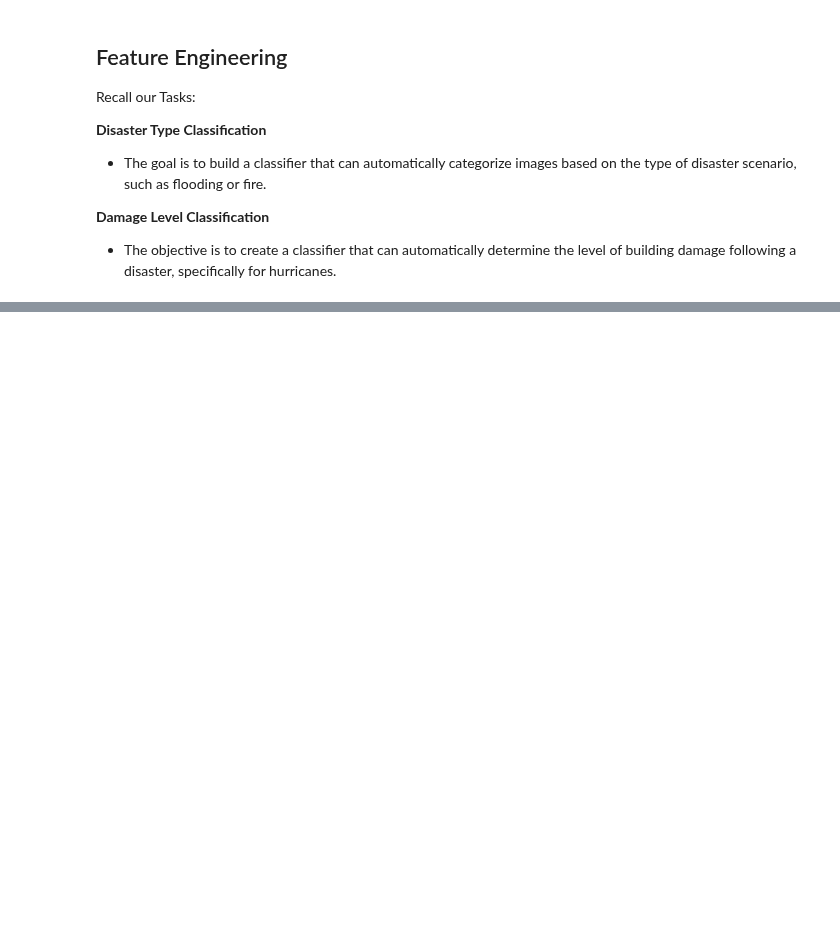
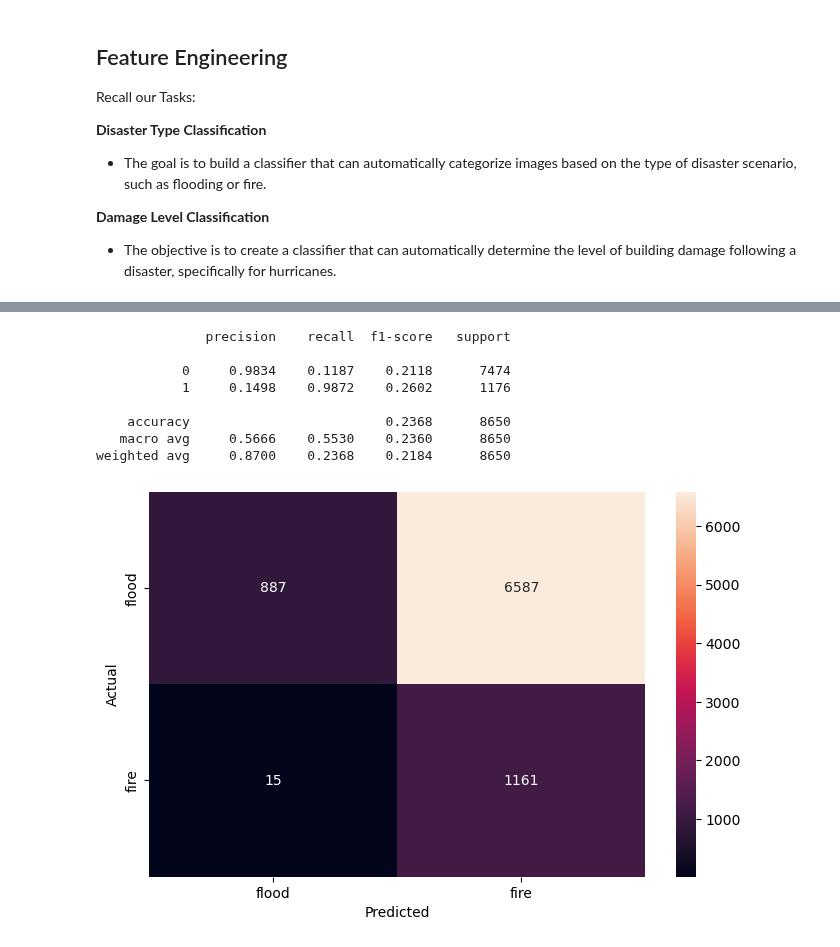
Before and after one commit to fractalclockwork/Data200, a Jupyter notebook: Source/Checkpoint_2_Modeling.ipynb, the cells around one changed output, grey strips where cells are left out. Cells and saved outputs as stored; diff of their text form; code cells hidden in the pictures; blank space fills up the shorter version.

```diff
--- a/Source/Checkpoint_2_Modeling.ipynb
+++ b/Source/Checkpoint_2_Modeling.ipynb
@@ -579,0 +748,4 @@ int(114 * .8) * df.coded.nunique() # total validation set with augmentation
+# %%
+# Create dataset for Disaster Type Classification
+actual_df = train_df[(train_df.type == 'fire') | (train_df.type == 'flood') & (train_df.label != 0)].copy()
+show_balance(actual_df)
@@ -579,0 +762,12 @@ int(114 * .8) * df.coded.nunique() # total validation set with augmentation
+# %%
+# -1:flood, +1:fire
+actual_df['type_code'] = actual_df[['type','label']].apply(lambda df: df['label'] if df['type']=='fire' else -df['label'], axis=1)
+actual_df['type_code'] = actual_df['type_code']/actual_df['type_code'].abs().max()
+
+X_actual = actual_df['image'].to_list()
+X_actual = np.array([cv2.resize(img, (180, 180)) for img in X_actual])
+Y_actual = actual_df['type_code']
+# %%
+prediction = model.predict(X_actual)
+prediction = tf.squeeze(custom_activation(prediction)) # sometimes to just want to hug a squeeze your tensors
+actual = custom_activation(Y_actual)
@@ -579,0 +776,29 @@ int(114 * .8) * df.coded.nunique() # total validation set with augmentation
+# %%
+# Evaluate our model based on precision, recall, and f1-score
+
+from sklearn.metrics import classification_report
+from sklearn.metrics import confusion_matrix
+import seaborn as sns
+
+# Printing the classification report
+print(classification_report(actual, prediction, digits=4))
+
+# Plotting the heatmap using confusion matrix
+cm = confusion_matrix(actual, prediction)
+plt.figure(figsize = (8, 5))
+sns.heatmap(cm, annot = True,  fmt = '.0f',
+          xticklabels = ['flood', 'fire'],
+          yticklabels = ['flood', 'fire'])
+plt.ylabel('Actual')
+plt.xlabel('Predicted')
+plt.show()
+# %% [output]
+              precision    recall  f1-score   support
+
+           0     0.9834    0.1187    0.2118      7474
+           1     0.1498    0.9872    0.2602      1176
+
+    accuracy                         0.2368      8650
+   macro avg     0.5666    0.5530    0.2360      8650
+weighted avg     0.8700    0.2368    0.2184      8650
+[figure, added]
```
Also changed, not shown: parts of 43 cells of this notebook, 1 other file.
